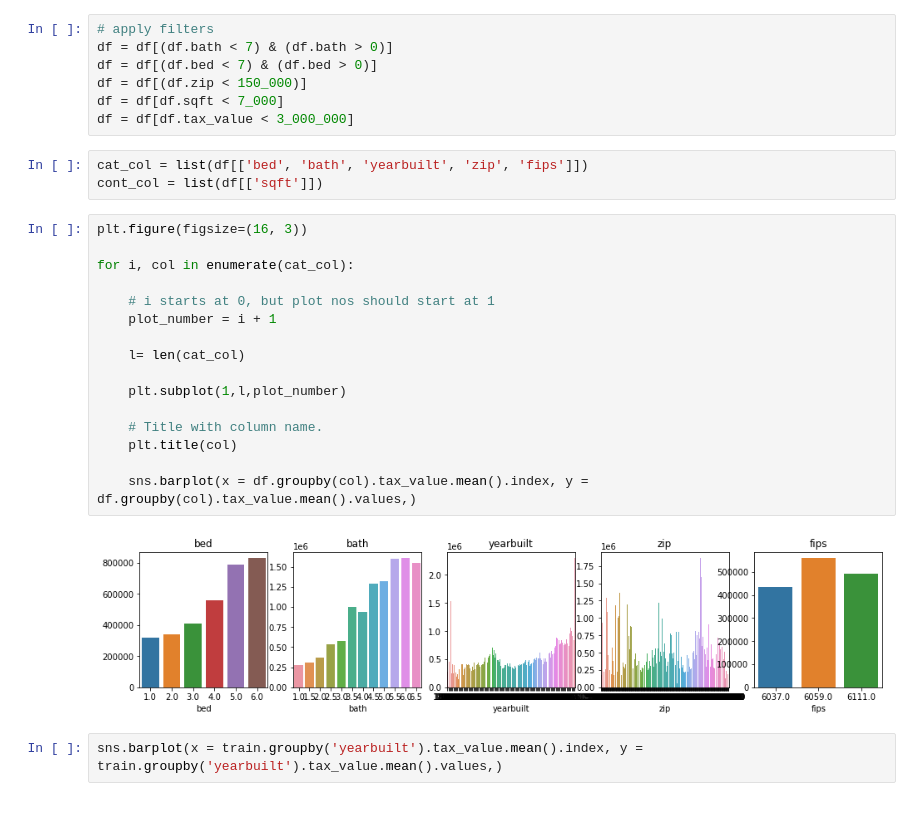
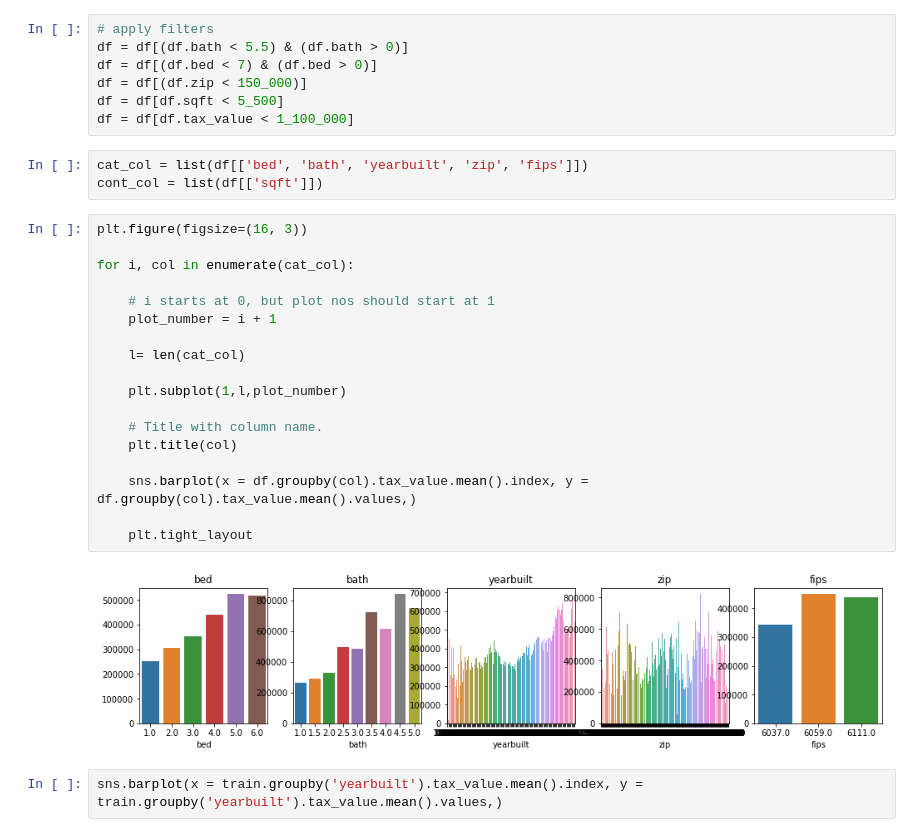
Before and after one commit to Jgardin875/Regression_Zillow_project, a Jupyter notebook: Report.ipynb, the cells around one changed output. Saved outputs shown, nothing was run; the diff lists cells and outputs as text.

```diff
--- a/Report.ipynb
+++ b/Report.ipynb
@@ -219,32 +222,34 @@ df[df.tax_value < 3_000_000].shape[0]/df.shape[0]
 acceptable data loss
 # %%
 # apply filters
-df = df[(df.bath < 7) & (df.bath > 0)]
+df = df[(df.bath < 5.5) & (df.bath > 0)]
 df = df[(df.bed < 7) & (df.bed > 0)]
 df = df[(df.zip < 150_000)]
-df = df[df.sqft < 7_000]
-df = df[df.tax_value < 3_000_000]
+df = df[df.sqft < 5_500]
+df = df[df.tax_value < 1_100_000]
 # %%
 cat_col = list(df[['bed', 'bath', 'yearbuilt', 'zip', 'fips']])
 cont_col = list(df[['sqft']])
 # %%
 plt.figure(figsize=(16, 3))
 
 for i, col in enumerate(cat_col):
 
     # i starts at 0, but plot nos should start at 1
     plot_number = i + 1
 
     l= len(cat_col)
 
     plt.subplot(1,l,plot_number)
 
     # Title with column name.
     plt.title(col)
 
     sns.barplot(x = df.groupby(col).tax_value.mean().index, y = df.groupby(col).tax_value.mean().values,)
+
+    plt.tight_layout
 # %% [output]
-[figure, old version]
+[figure, new version]
 # %%
 sns.barplot(x = train.groupby('yearbuilt').tax_value.mean().index, y = train.groupby('yearbuilt').tax_value.mean().values,)
 # %% [output]
```
Also changed, not shown: parts of 71 cells of this notebook.
